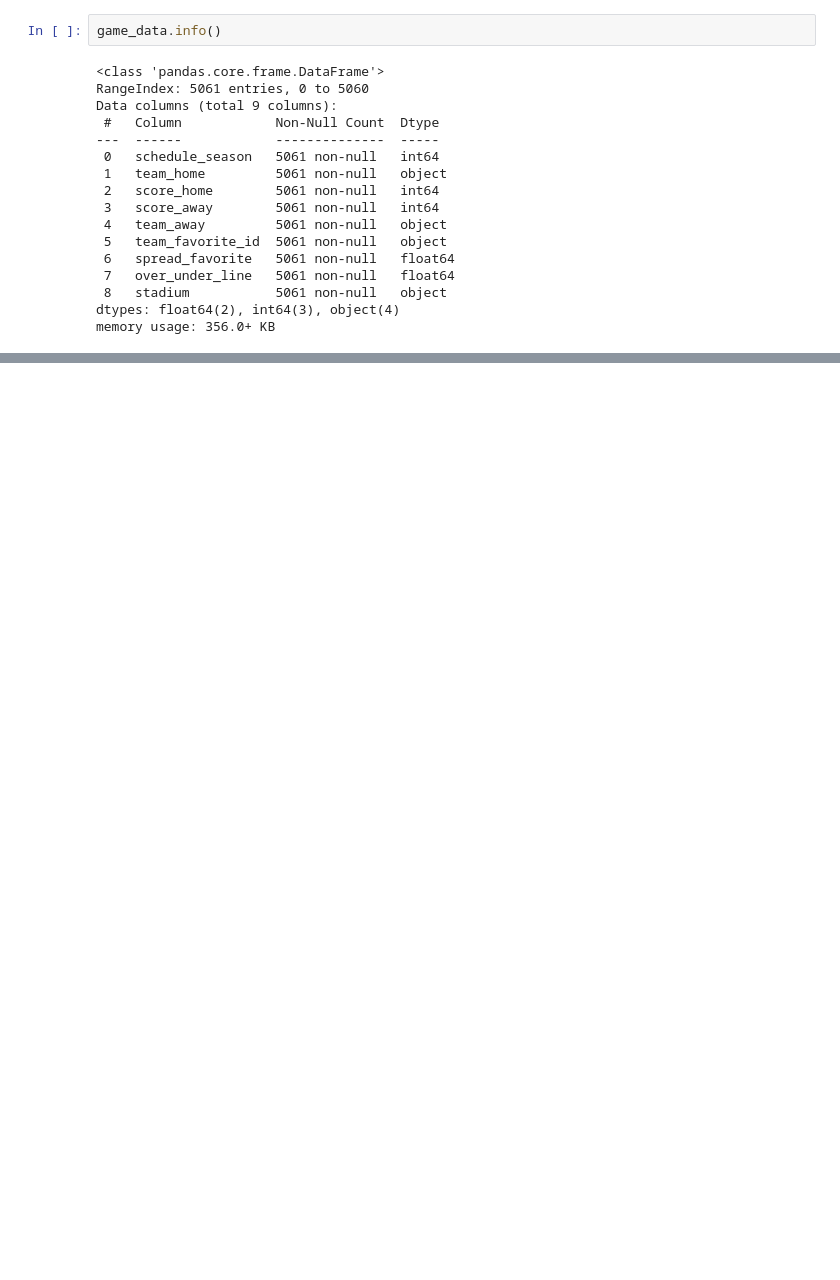
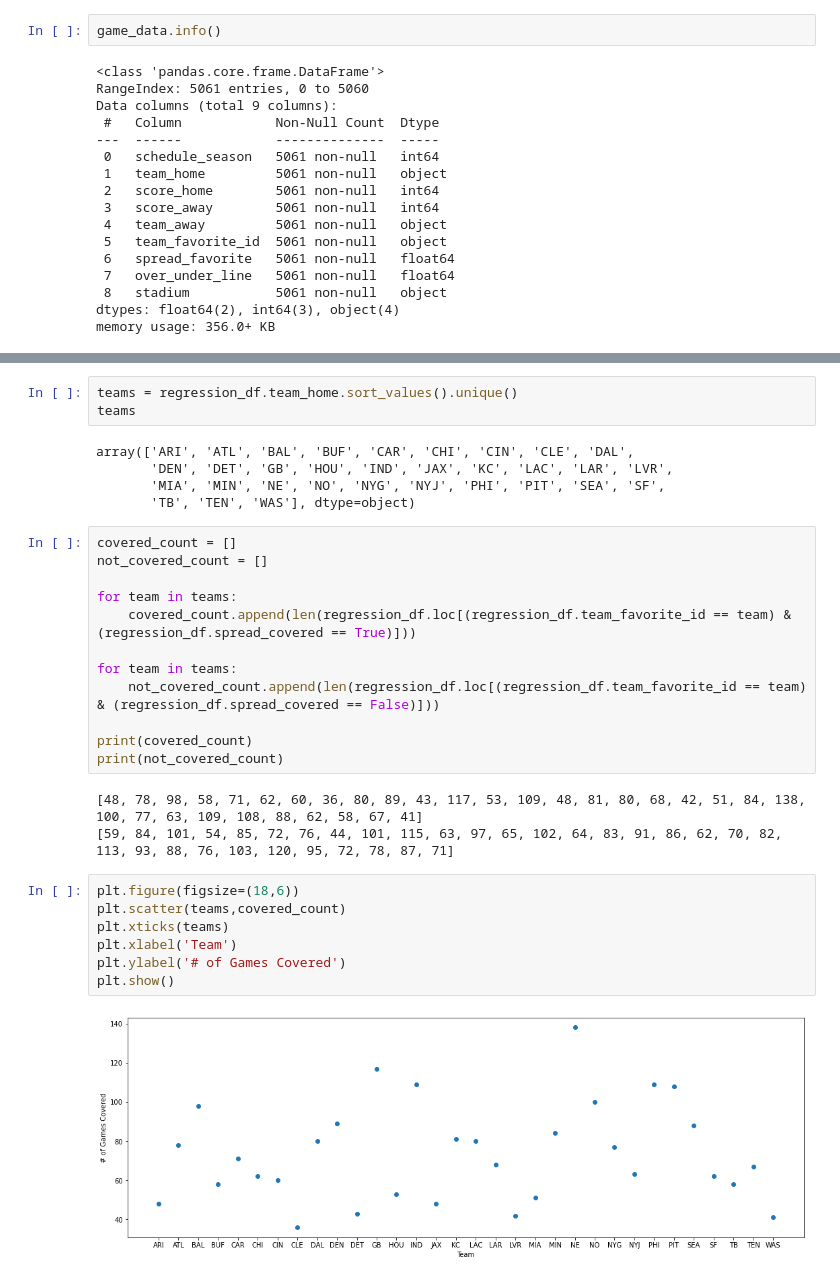
Before and after one commit to gvader24/smu_project1_nfl, a Jupyter notebook: Gage's Work/Regression.ipynb, the cells around one changed output, grey strips where cells are left out. Cells and saved outputs as stored; diff of their text form; blank space fills up the shorter version.

```diff
--- a/Gage's Work/Regression.ipynb
+++ b/Gage's Work/Regression.ipynb
@@ -62,0 +212,32 @@ memory usage: 2.2+ KB
+# %%
+teams = regression_df.team_home.sort_values().unique()
+teams
+# %% [output]
+array(['ARI', 'ATL', 'BAL', 'BUF', 'CAR', 'CHI', 'CIN', 'CLE', 'DAL',
+       'DEN', 'DET', 'GB', 'HOU', 'IND', 'JAX', 'KC', 'LAC', 'LAR', 'LVR',
+       'MIA', 'MIN', 'NE', 'NO', 'NYG', 'NYJ', 'PHI', 'PIT', 'SEA', 'SF',
+       'TB', 'TEN', 'WAS'], dtype=object)
+# %%
+covered_count = []
+not_covered_count = []
+
+for team in teams:
+    covered_count.append(len(regression_df.loc[(regression_df.team_favorite_id == team) & (regression_df.spread_covered == True)]))
+
+for team in teams:
+    not_covered_count.append(len(regression_df.loc[(regression_df.team_favorite_id == team) & (regression_df.spread_covered == False)]))
+
+print(covered_count)
+print(not_covered_count)
+# %% [output]
+[48, 78, 98, 58, 71, 62, 60, 36, 80, 89, 43, 117, 53, 109, 48, 81, 80, 68, 42, 51, 84, 138, 100, 77, 63, 109, 108, 88, 62, 58, 67, 41]
+[59, 84, 101, 54, 85, 72, 76, 44, 101, 115, 63, 97, 65, 102, 64, 83, 91, 86, 62, 70, 82, 113, 93, 88, 76, 103, 120, 95, 72, 78, 87, 71]
+# %%
+plt.figure(figsize=(18,6))
+plt.scatter(teams,covered_count)
+plt.xticks(teams)
+plt.xlabel('Team')
+plt.ylabel('# of Games Covered')
+plt.show()
+# %% [output]
+[figure, added]
```
Also changed, not shown: parts of 43 cells of this notebook.
